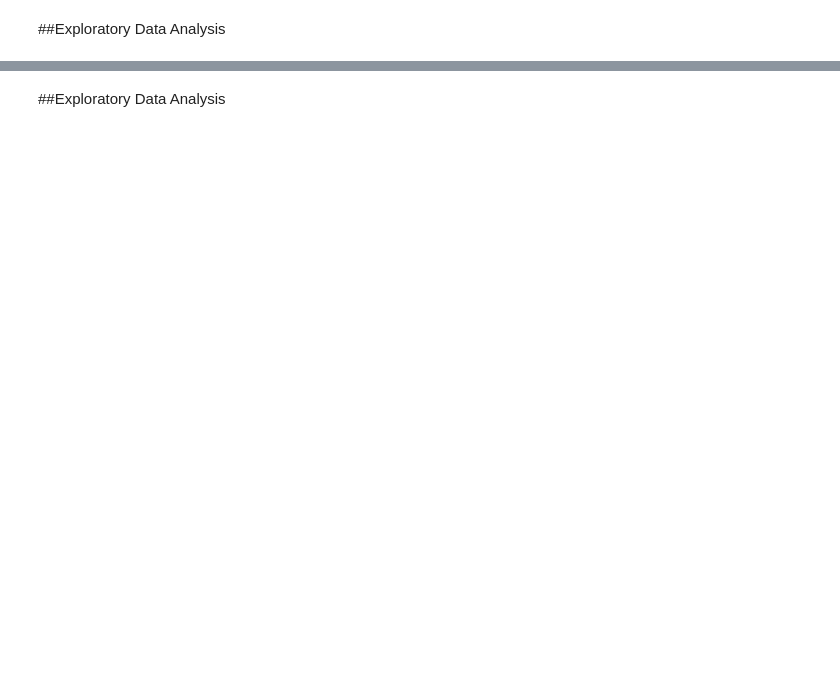
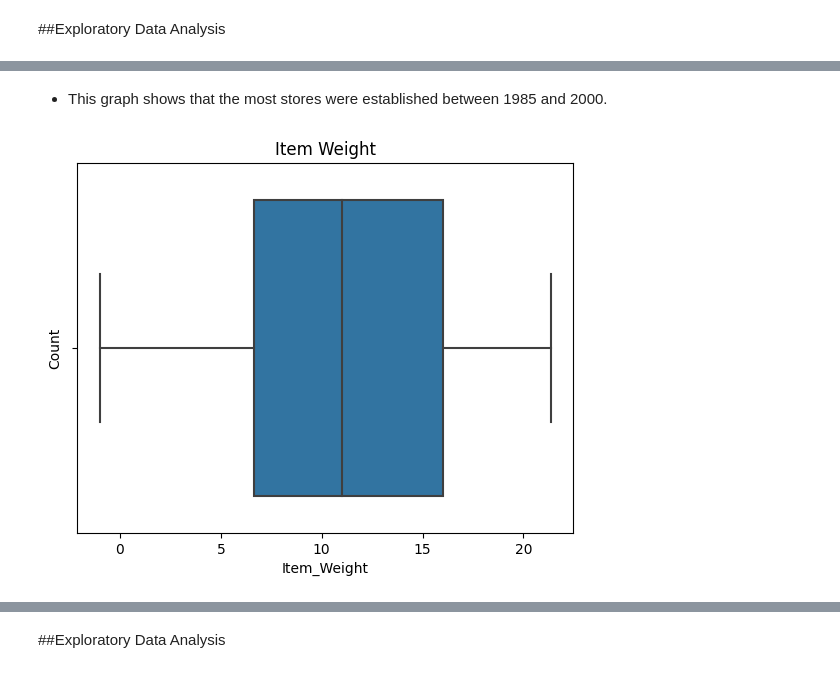
Before and after one commit to Jeze2/Prediction-of-product-sales, a Jupyter notebook: Prediction of Product Sales.ipynb, the cells around one changed output, grey strips where cells are left out. Saved outputs shown, nothing was run; the diff lists cells and outputs as text; code cells hidden in the pictures; blank space fills up the shorter version.

```diff
--- a/Prediction of Product Sales.ipynb
+++ b/Prediction of Product Sales.ipynb
@@ -153,0 +177,9 @@ df.describe()
+# %% [markdown]
+- This graph shows that the most stores were established between 1985 and 2000.
+# %%
+#Creating a boxplot
+ax = sns.boxplot(data=df, x="Item_Weight")
+ax.set_title("Item Weight");
+ax.set_ylabel("Count");
+# %% [output]
+[figure, added]
```
Also changed, not shown: parts of 16 cells of this notebook.
